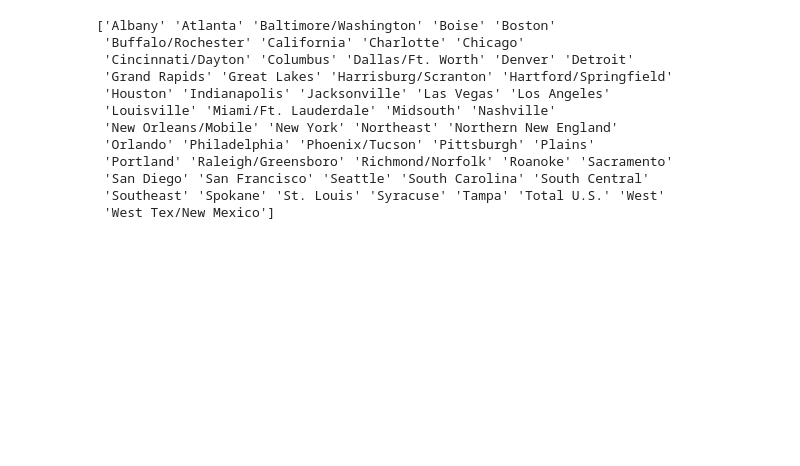
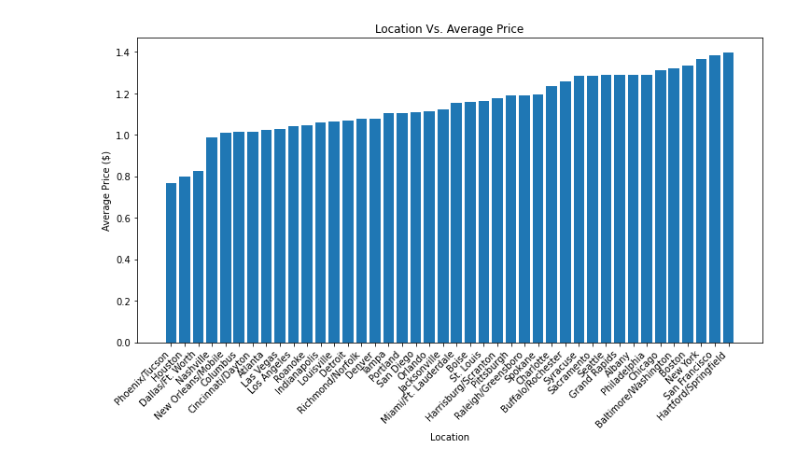
Before and after one commit to NotThatKindODr/First_Kaggle_Project, a Jupyter notebook: jupiterNotebook.ipynb, the cells around one changed output. Saved outputs shown, nothing was run; the diff lists cells and outputs as text; code cells hidden in the pictures; blank space fills up the shorter version.

```diff
--- a/jupiterNotebook.ipynb
+++ b/jupiterNotebook.ipynb
@@ -1,23 +1,44 @@
-# %%
-# import pandas
-import pandas as pd
-
-# read file
-avocado_data = pd.read_csv("./data/raw/avocado-updated-2020.csv")
-
-# Get all unique geos to cleanly split the data
-uniqueGeo = avocado_data['geography'].unique()
-print(uniqueGeo)
-# %% [output]
-['Albany' 'Atlanta' 'Baltimore/Washington' 'Boise' 'Boston'
- 'Buffalo/Rochester' 'California' 'Charlotte' 'Chicago'
- 'Cincinnati/Dayton' 'Columbus' 'Dallas/Ft. Worth' 'Denver' 'Detroit'
- 'Grand Rapids' 'Great Lakes' 'Harrisburg/Scranton' 'Hartford/Springfield'
- 'Houston' 'Indianapolis' 'Jacksonville' 'Las Vegas' 'Los Angeles'
- 'Louisville' 'Miami/Ft. Lauderdale' 'Midsouth' 'Nashville'
- 'New Orleans/Mobile' 'New York' 'Northeast' 'Northern New England'
- 'Orlando' 'Philadelphia' 'Phoenix/Tucson' 'Pittsburgh' 'Plains'
- 'Portland' 'Raleigh/Greensboro' 'Richmond/Norfolk' 'Roanoke' 'Sacramento'
- 'San Diego' 'San Francisco' 'Seattle' 'South Carolina' 'South Central'
- 'Southeast' 'Spokane' 'St. Louis' 'Syracuse' 'Tampa' 'Total U.S.' 'West'
- 'West Tex/New Mexico']
+# %%
+# import pandas
+import pandas as pd
+import matplotlib.pyplot as plt
+
+# read file
+avocado_data = pd.read_csv("./data/raw/avocado-updated-2020.csv")
+
+# Get all unique geos to cleanly split the data
+uniqueGeo = avocado_data['geography'].unique()
+
+cities = ['Albany', 'Atlanta', 'Baltimore/Washington', 'Boise', 'Boston',
+ 'Buffalo/Rochester', 'Charlotte', 'Chicago',
+ 'Cincinnati/Dayton', 'Columbus', 'Dallas/Ft. Worth', 'Denver', 'Detroit',
+ 'Grand Rapids', 'Harrisburg/Scranton', 'Hartford/Springfield',
+ 'Houston', 'Indianapolis', 'Jacksonville', 'Las Vegas', 'Los Angeles',
+ 'Louisville', 'Miami/Ft. Lauderdale', 'Nashville',
+ 'New Orleans/Mobile', 'New York',
+ 'Orlando', 'Philadelphia', 'Phoenix/Tucson', 'Pittsburgh',
+ 'Portland', 'Raleigh/Greensboro', 'Richmond/Norfolk', 'Roanoke', 'Sacramento',
+ 'San Diego', 'San Francisco', 'Seattle', 'Spokane', 'St. Louis', 'Syracuse', 'Tampa']
+
+city_data = avocado_data.query('geography in @cities').assign(total_value = lambda a: a.average_price * a.total_volume)
+
+average_data = city_data.groupby(['geography'], as_index = False)[['total_volume', 'total_value']].agg('sum').assign(average_price = lambda a: a.total_value/a.total_volume).sort_values('average_price')
+# %%
+def bar_chart(df, xdim, ydim):
+    x = df[xdim]
+    y = df[ydim]
+
+    fig, ax = plt.subplots(figsize=(12, 6))
+    ax.bar(x, y)
+
+    #adds a title and axes labels
+    ax.set_title('Location Vs. Average Price')
+    ax.set_xlabel('Location')
+    ax.set_ylabel('Average Price ($)')
+    plt.xticks(rotation = 45, ha = 'right')
+    plt.autoscale()
+    plt.show()
+
+bar_chart(average_data, 'geography', 'average_price')
+# %% [output]
+[figure, added]
```
Also changed, not shown: 2 other files.
